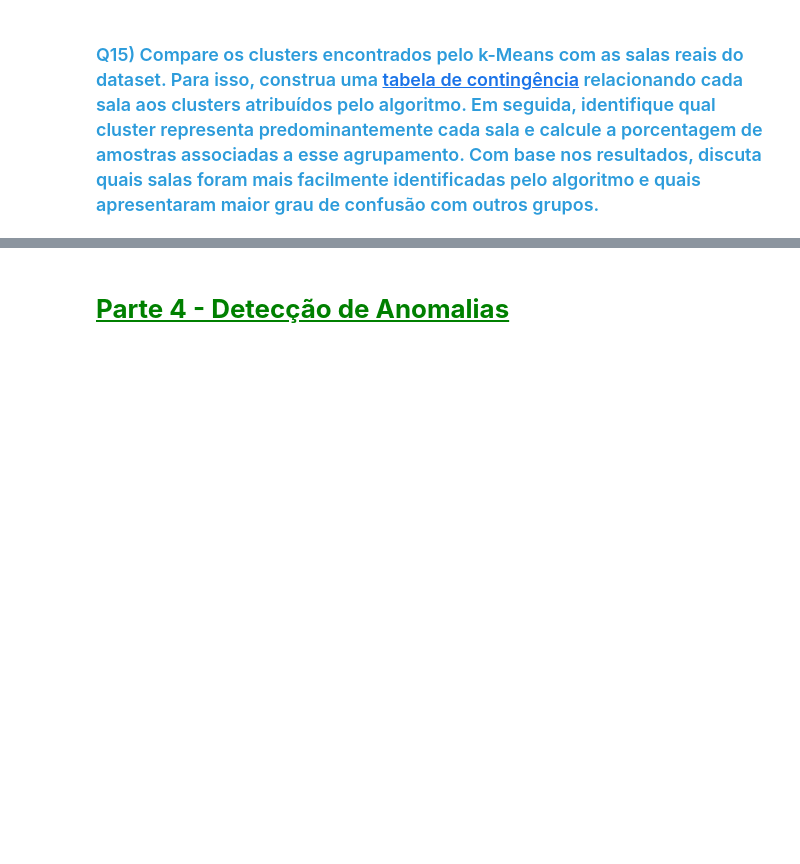
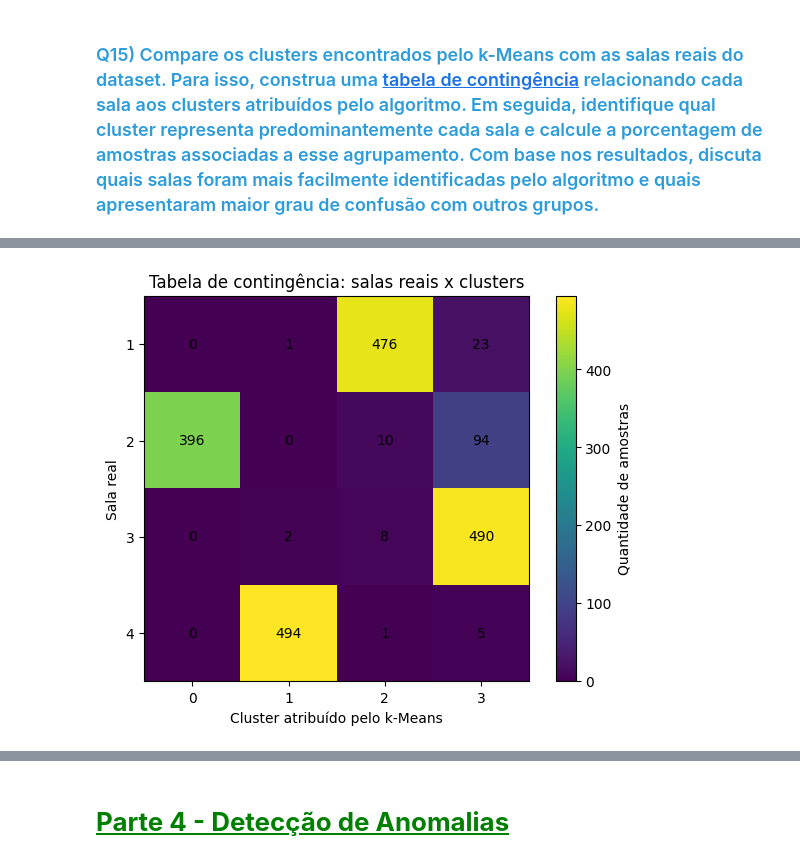
Before and after one commit to RennowT/C318, a Jupyter notebook: C318_2026_1_Atividade_06_1954.ipynb, the cells around one changed output, grey strips where cells are left out. Cells and saved outputs as stored; diff of their text form; code cells hidden in the pictures; blank space fills up the shorter version.

```diff
--- a/C318_2026_1_Atividade_06_1954.ipynb
+++ b/C318_2026_1_Atividade_06_1954.ipynb
@@ -543,0 +742,33 @@ Os atributos mais importantes foram AP1 e AP5, com importâncias de 0,5628 e 0,3
+# %%
+plt.figure(figsize=(7, 5))
+
+plt.imshow(contingencia.values)
+
+plt.title("Tabela de contingência: salas reais x clusters")
+plt.xlabel("Cluster atribuído pelo k-Means")
+plt.ylabel("Sala real")
+
+plt.xticks(
+    ticks=range(len(contingencia.columns)),
+    labels=contingencia.columns
+)
+
+plt.yticks(
+    ticks=range(len(contingencia.index)),
+    labels=contingencia.index
+)
+
+for i in range(contingencia.shape[0]):
+    for j in range(contingencia.shape[1]):
+        plt.text(
+            j,
+            i,
+            contingencia.iloc[i, j],
+            ha="center",
+            va="center"
+        )
+
+plt.colorbar(label="Quantidade de amostras")
+plt.show()
+# %% [output]
+[figure, added]
```
Also changed, not shown: parts of 21 cells of this notebook.
